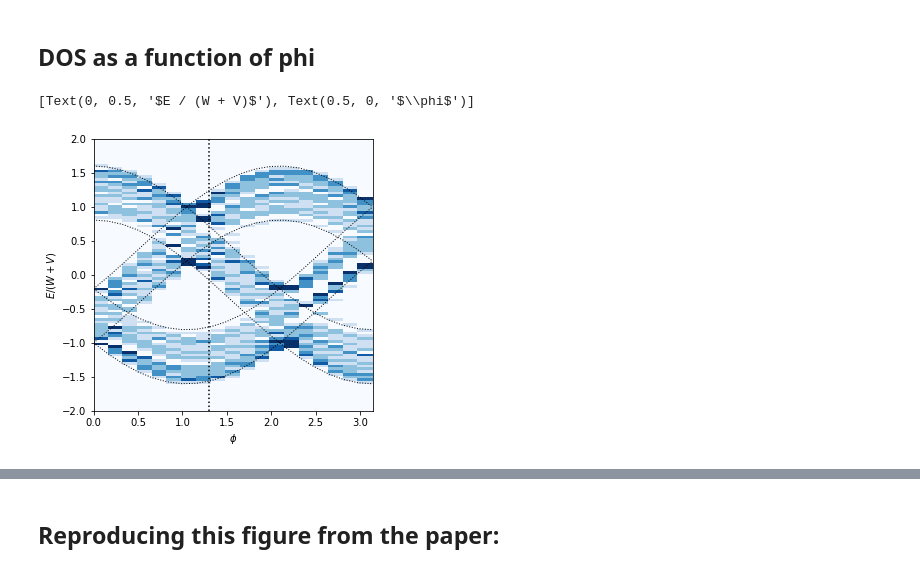
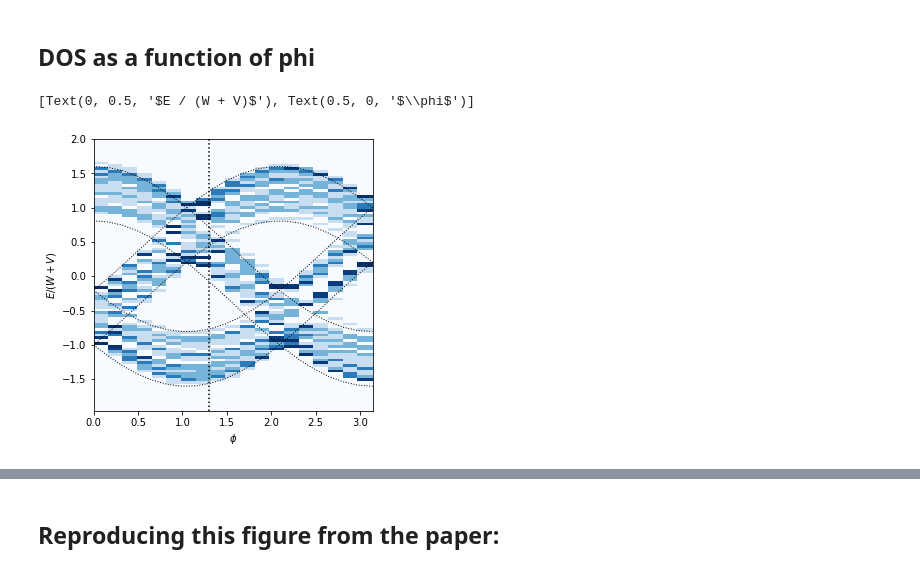
Before and after one commit to Imperial-CMTH/koala, a Jupyter notebook: examples/Weire-Thorpe Model.ipynb, the cells around one changed output, grey strips where cells are left out. Cells and saved outputs as stored; diff of their text form; code cells hidden in the pictures.

```diff
--- a/examples/Weire-Thorpe Model.ipynb
+++ b/examples/Weire-Thorpe Model.ipynb
@@ -207,29 +207,29 @@ for i, phi in enumerate(phis):
 # %%
 from scipy.optimize import root
 
 def bands(Ev, phiv):
     m = 0
     return np.any([np.abs(Ev - 2*V*np.cos(phiv + m * 2*pi/3)) < np.abs(W) for m in ms], axis = 0)
 
 def band_edges(phi):
     def f(E, phi): return np.abs(E - 2*V*np.cos(phi + m * 2*pi/3)) - np.abs(W)
     roots = np.empty(shape = (phi.shape[0],3,2), dtype = float)
     for i,m in enumerate([-1,0,1]):
         for j,sign in enumerate([-1,1]):
             roots[:, i, j] = root(f, x0 = sign*E_bound*np.ones_like(phi), args = (phi,)).x
     roots = np.sort(roots, axis = -1).reshape(-1, 6)
     return roots
 
 fig, axes = plt.subplots(ncols = 1, figsize = (5,5))
-axes.pcolor(phis, Es/(V + W), DOSs.T, cmap = 'Blues', vmax = np.max(DOSs)*0.3)
+axes.pcolor(phis, Es[1:,]/(V + W), DOSs.T, cmap = 'Blues', vmax = np.max(DOSs)*0.3)
 
 edges = band_edges(phis)
 axes.plot(phis, edges / (V + W), color = 'k', linewidth = 1, linestyle = 'dotted', zorder = 3)
 axes.axvline(x = 1.3, linestyle = 'dotted', color = 'k')
 axes.set(xlabel = "$\phi$", ylabel = "$E / (W + V)$")
 # %% [output]
 [Text(0, 0.5, '$E / (W + V)$'), Text(0.5, 0, '$\\phi$')]
-[figure, old version]
+[figure, new version]
 # %%
 from matplotlib.gridspec import GridSpec
 
```
Also changed, not shown: parts of 5 cells of this notebook.
